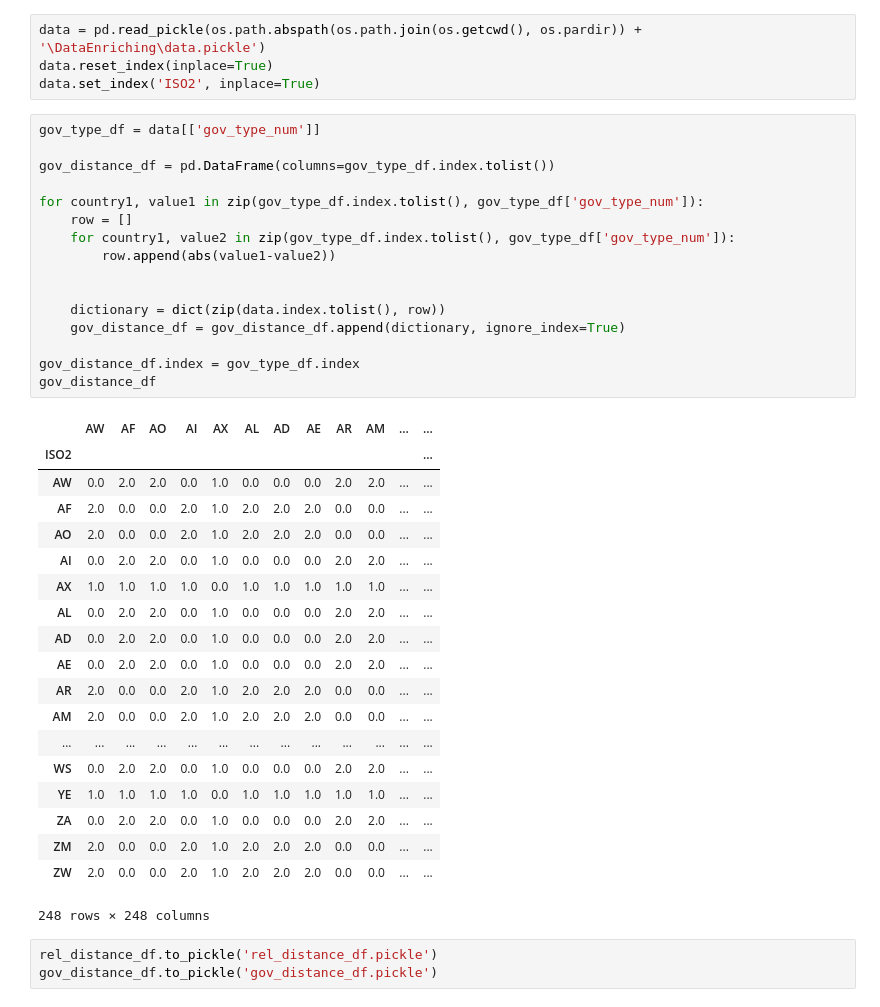
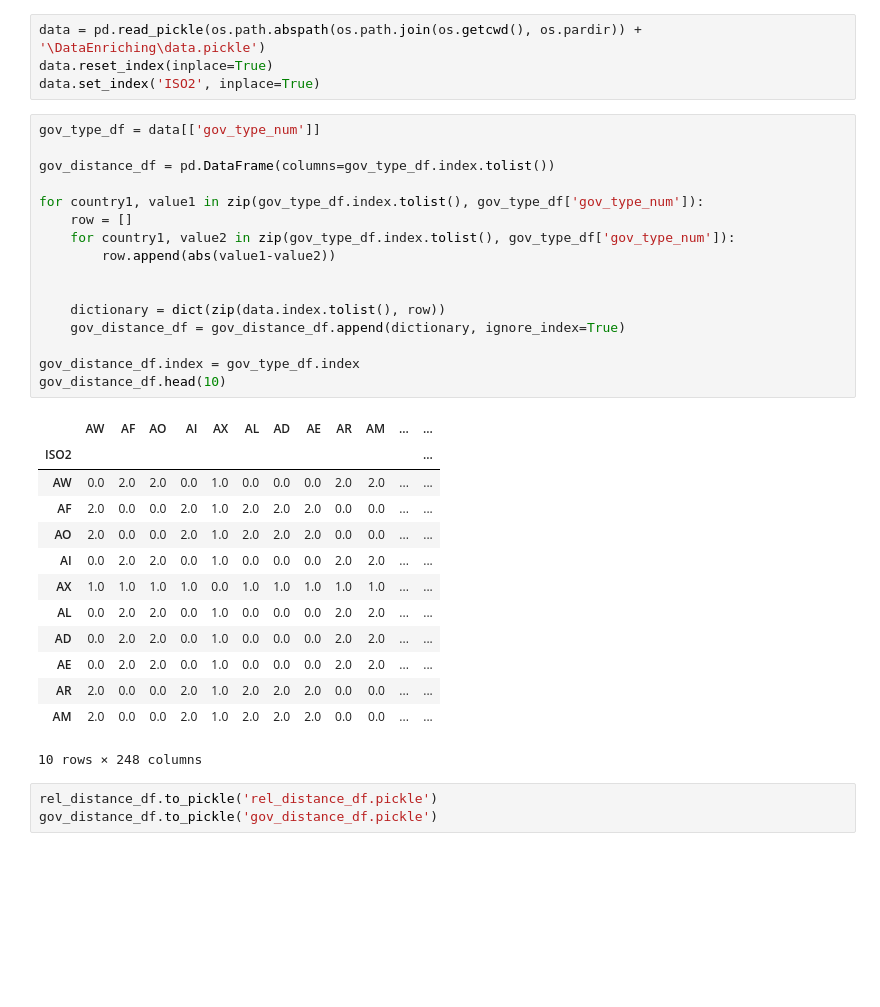
Before and after one commit to LailaHms/ADA2017_Homeworks, a Jupyter notebook: Project/GeoMetrics/religion and government distances.ipynb, the cells around one changed output. Cells and saved outputs as stored; diff of their text form; blank space fills up the shorter version.

```diff
--- a/Project/GeoMetrics/religion and government distances.ipynb
+++ b/Project/GeoMetrics/religion and government distances.ipynb
@@ -69,39 +63,33 @@ data.set_index('ISO2', inplace=True)
 # %%
 gov_type_df = data[['gov_type_num']]
 
 gov_distance_df = pd.DataFrame(columns=gov_type_df.index.tolist())
 
 for country1, value1 in zip(gov_type_df.index.tolist(), gov_type_df['gov_type_num']):
     row = []
     for country1, value2 in zip(gov_type_df.index.tolist(), gov_type_df['gov_type_num']):
         row.append(abs(value1-value2))
 
 
     dictionary = dict(zip(data.index.tolist(), row))
     gov_distance_df = gov_distance_df.append(dictionary, ignore_index=True)
 
 gov_distance_df.index = gov_type_df.index
-gov_distance_df
+gov_distance_df.head(10)
 # %% [output]
 |  | AW | AF | AO | AI | AX | AL | AD | AE | AR | AM | ... | ... |
 | ISO2 |  |  |  |  |  |  |  |  |  |  |  | ... |
 | AW | 0.0 | 2.0 | 2.0 | 0.0 | 1.0 | 0.0 | 0.0 | 0.0 | 2.0 | 2.0 | ... | ... |
 | AF | 2.0 | 0.0 | 0.0 | 2.0 | 1.0 | 2.0 | 2.0 | 2.0 | 0.0 | 0.0 | ... | ... |
 | AO | 2.0 | 0.0 | 0.0 | 2.0 | 1.0 | 2.0 | 2.0 | 2.0 | 0.0 | 0.0 | ... | ... |
 | AI | 0.0 | 2.0 | 2.0 | 0.0 | 1.0 | 0.0 | 0.0 | 0.0 | 2.0 | 2.0 | ... | ... |
 | AX | 1.0 | 1.0 | 1.0 | 1.0 | 0.0 | 1.0 | 1.0 | 1.0 | 1.0 | 1.0 | ... | ... |
 | AL | 0.0 | 2.0 | 2.0 | 0.0 | 1.0 | 0.0 | 0.0 | 0.0 | 2.0 | 2.0 | ... | ... |
 | AD | 0.0 | 2.0 | 2.0 | 0.0 | 1.0 | 0.0 | 0.0 | 0.0 | 2.0 | 2.0 | ... | ... |
 | AE | 0.0 | 2.0 | 2.0 | 0.0 | 1.0 | 0.0 | 0.0 | 0.0 | 2.0 | 2.0 | ... | ... |
 | AR | 2.0 | 0.0 | 0.0 | 2.0 | 1.0 | 2.0 | 2.0 | 2.0 | 0.0 | 0.0 | ... | ... |
 | AM | 2.0 | 0.0 | 0.0 | 2.0 | 1.0 | 2.0 | 2.0 | 2.0 | 0.0 | 0.0 | ... | ... |
-| ... | ... | ... | ... | ... | ... | ... | ... | ... | ... | ... | ... | ... |
-| WS | 0.0 | 2.0 | 2.0 | 0.0 | 1.0 | 0.0 | 0.0 | 0.0 | 2.0 | 2.0 | ... | ... |
-| YE | 1.0 | 1.0 | 1.0 | 1.0 | 0.0 | 1.0 | 1.0 | 1.0 | 1.0 | 1.0 | ... | ... |
-| ZA | 0.0 | 2.0 | 2.0 | 0.0 | 1.0 | 0.0 | 0.0 | 0.0 | 2.0 | 2.0 | ... | ... |
-| ZM | 2.0 | 0.0 | 0.0 | 2.0 | 1.0 | 2.0 | 2.0 | 2.0 | 0.0 | 0.0 | ... | ... |
-| ZW | 2.0 | 0.0 | 0.0 | 2.0 | 1.0 | 2.0 | 2.0 | 2.0 | 0.0 | 0.0 | ... | ... |
-248 rows × 248 columns
+10 rows × 248 columns
 # %%
 rel_distance_df.to_pickle('rel_distance_df.pickle')
 gov_distance_df.to_pickle('gov_distance_df.pickle')
```
Also changed, not shown: parts of 1 cell of this notebook, 4 other files.
